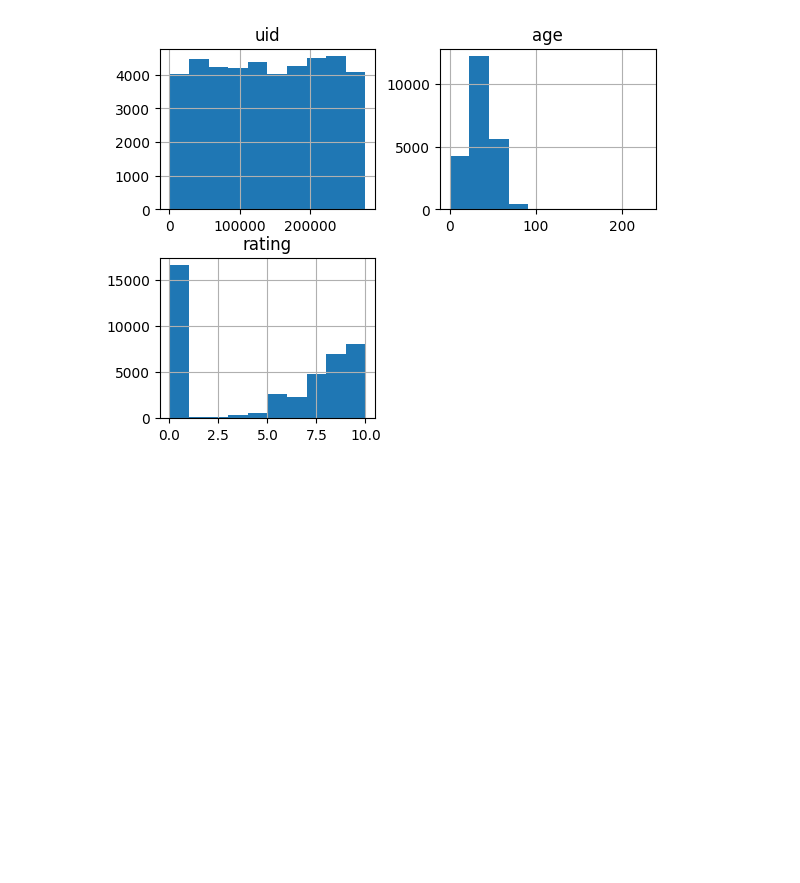
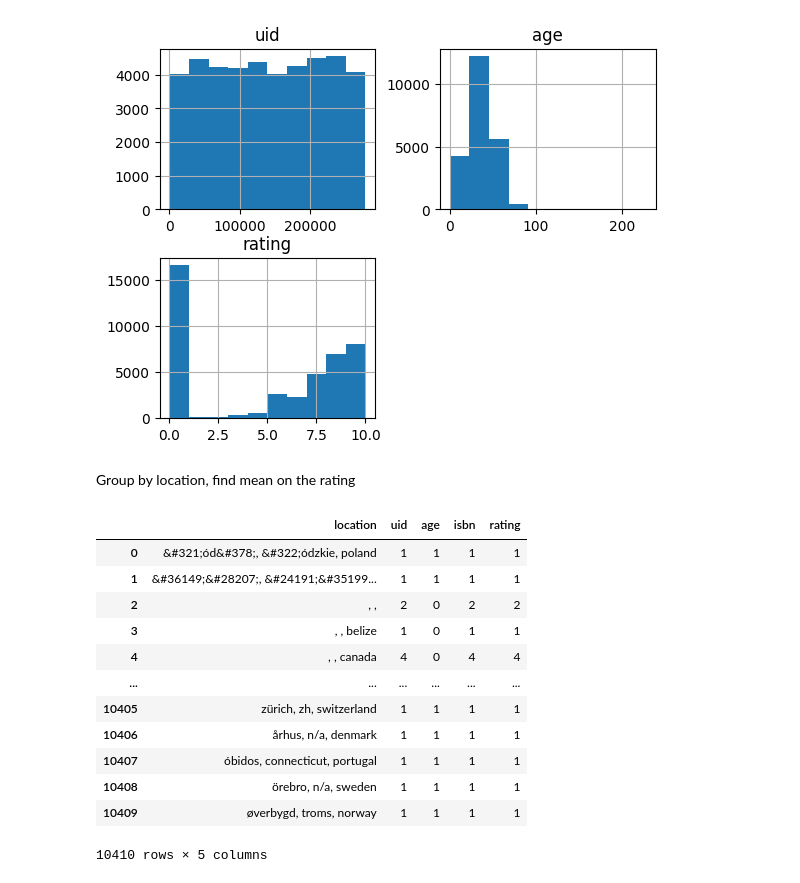
Before and after one commit to jskarpetis/Information_Retrieval_Project, a Jupyter notebook: IR_Q4_B_Second.ipynb, the cells around one changed output. Drawn from its saved outputs; the diff is of its cells as text; code cells hidden in the pictures; blank space fills up the shorter version.

```diff
--- a/IR_Q4_B_Second.ipynb
+++ b/IR_Q4_B_Second.ipynb
@@ -55,3 +55,22 @@ merged_dataset.hist()
 plt.show()
 # %% [output]
 [figure]
+# %% [markdown]
+Group by location, find mean on the rating
+# %%
+grouped_by_location = merged_dataset.groupby('location', as_index=False).count()
+grouped_by_location
+# %% [output]
+|  | location | uid | age | isbn | rating |
+| 0 | &#321;ód&#378;, &#322;ódzkie, poland | 1 | 1 | 1 | 1 |
+| 1 | &#36149;&#28207;, &#24191;&#35199... | 1 | 1 | 1 | 1 |
+| 2 | , , | 2 | 0 | 2 | 2 |
+| 3 | , , belize | 1 | 0 | 1 | 1 |
+| 4 | , , canada | 4 | 0 | 4 | 4 |
+| ... | ... | ... | ... | ... | ... |
+| 10405 | zürich, zh, switzerland | 1 | 1 | 1 | 1 |
+| 10406 | århus, n/a, denmark | 1 | 1 | 1 | 1 |
+| 10407 | óbidos, connecticut, portugal | 1 | 1 | 1 | 1 |
+| 10408 | örebro, n/a, sweden | 1 | 1 | 1 | 1 |
+| 10409 | øverbygd, troms, norway | 1 | 1 | 1 | 1 |
+10410 rows × 5 columns
```
Also changed, not shown: parts of 4 cells of this notebook.
